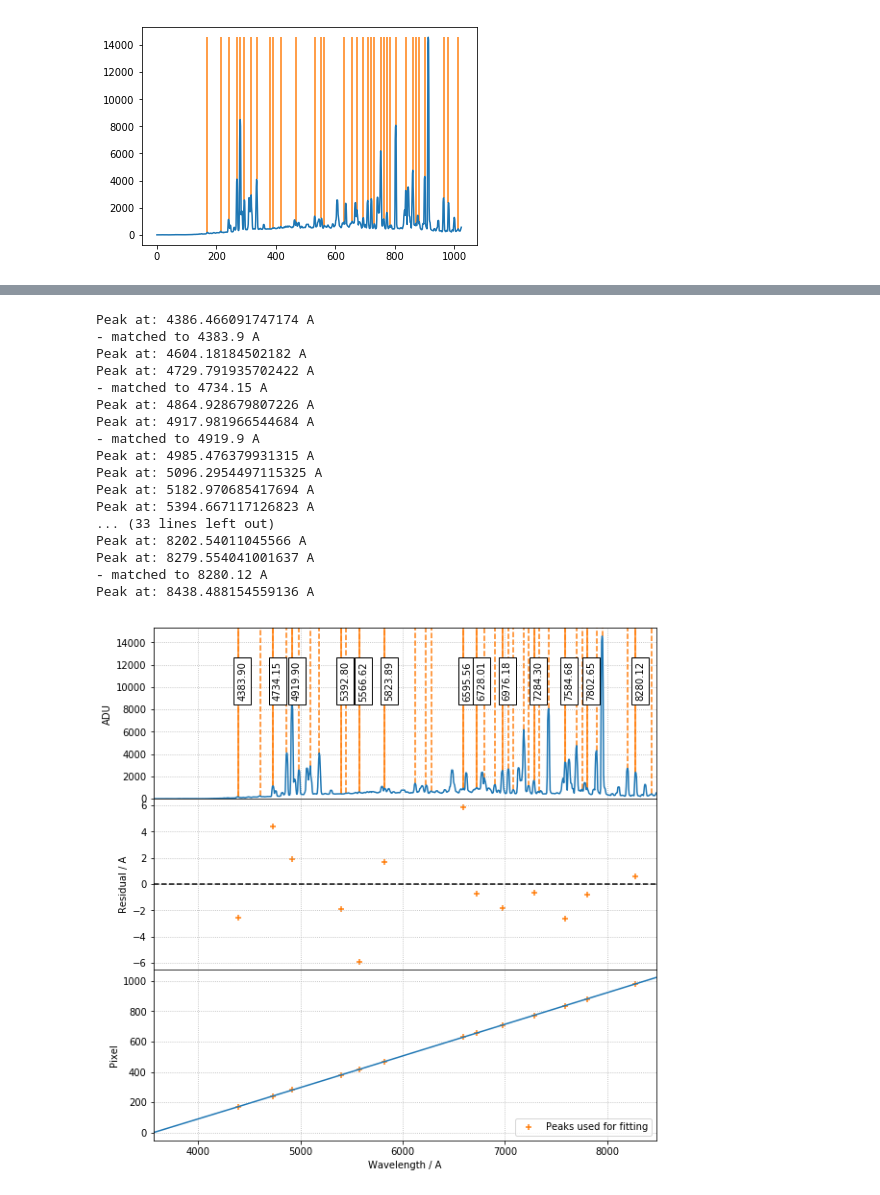
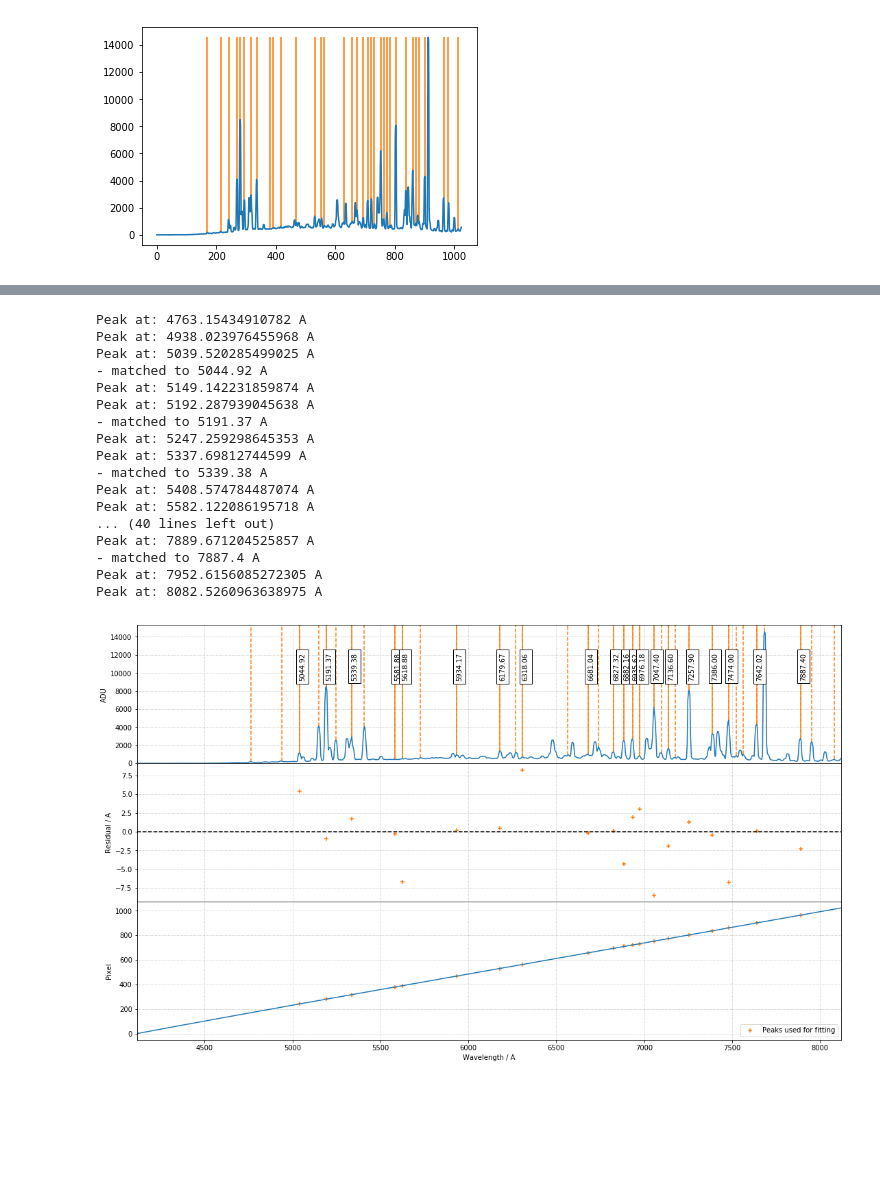
Before and after one commit to jveitchmichaelis/rascal, a Jupyter notebook: calibration_test.ipynb, the cells around one changed output, grey strips where cells are left out. Cells and saved outputs as stored; diff of their text form; code cells hidden in the pictures; blank space fills up the shorter version.

```diff
--- a/calibration_test.ipynb
+++ b/calibration_test.ipynb
@@ -19,14 +19,12 @@ plt.vlines(peaks,
 <matplotlib.collections.LineCollection at 0x...>
 [figure]
 # %%
-c = Calibrator(peaks, elements=["Xe"], min_wavelength=3000., max_wavelength=9000.)
+c = Calibrator(peaks, elements=["Xe"], min_wavelength=3000., max_wavelength=8100.)
 c.set_fit_constraints(
-    min_slope=4.,
-    max_slope=10.,
     min_intercept=2000.,
     max_intercept=5000.,
     fit_tolerance=9.2,
-    thresh=10.,
+    thresh=5.,
     polydeg=4,
     fittype='poly')
 # %% [output]
@@ -37,0 +42,3 @@ c.set_fit_constraints(
+# %%
+best_p = c.fit(mode='fast', progress=False)
+c.plot_fit(spectrum, best_p, tolerance=4.6)
@@ -38,4 +64,4 @@ c.set_fit_constraints(
 # %%
-best_p = c.fit(mode='fast', progress=True)
+best_p = c.fit(mode='normal', progress=False)
 c.plot_fit(spectrum, best_p, tolerance=9.2)
 # %% [output]
@@ -48,18 +68,18 @@ c.plot_fit(spectrum, best_p, tolerance=9.2)
-Peak at: 4386.466091747174 A
-- matched to 4383.9 A
-Peak at: 4604.18184502182 A
-Peak at: 4729.791935702422 A
-- matched to 4734.15 A
-Peak at: 4864.928679807226 A
-Peak at: 4917.981966544684 A
-- matched to 4919.9 A
-Peak at: 4985.476379931315 A
-Peak at: 5096.2954497115325 A
-Peak at: 5182.970685417694 A
-Peak at: 5394.667117126823 A
-... (33 lines left out)
-Peak at: 8202.54011045566 A
-Peak at: 8279.554041001637 A
-- matched to 8280.12 A
-Peak at: 8438.488154559136 A
+Peak at: 4763.15434910782 A
+Peak at: 4938.023976455968 A
+Peak at: 5039.520285499025 A
+- matched to 5044.92 A
+Peak at: 5149.142231859874 A
+Peak at: 5192.287939045638 A
+- matched to 5191.37 A
+Peak at: 5247.259298645353 A
+Peak at: 5337.69812744599 A
+- matched to 5339.38 A
+Peak at: 5408.574784487074 A
+Peak at: 5582.122086195718 A
+... (40 lines left out)
+Peak at: 7889.671204525857 A
+- matched to 7887.4 A
+Peak at: 7952.6156085272305 A
+Peak at: 8082.5260963638975 A
-[figure, old version]
+[figure, new version]
```
Also changed, not shown: parts of 5 cells of this notebook, 2 other files.
